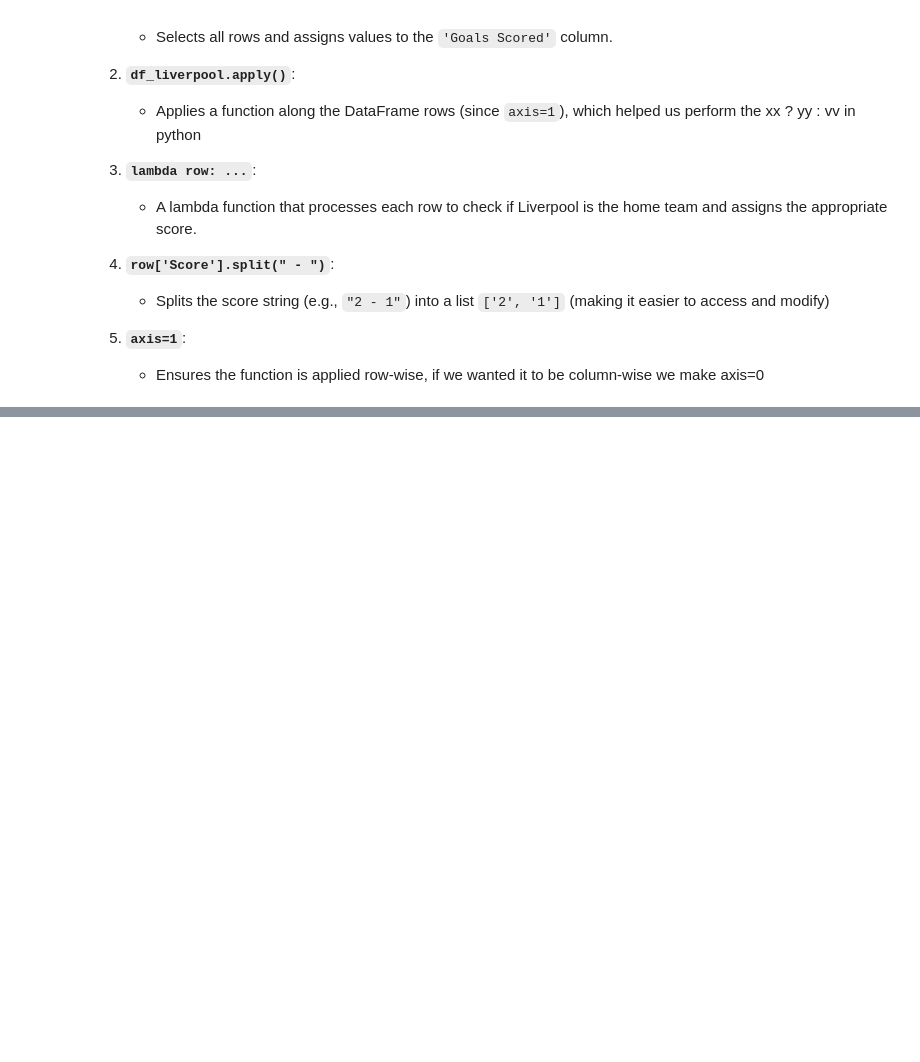
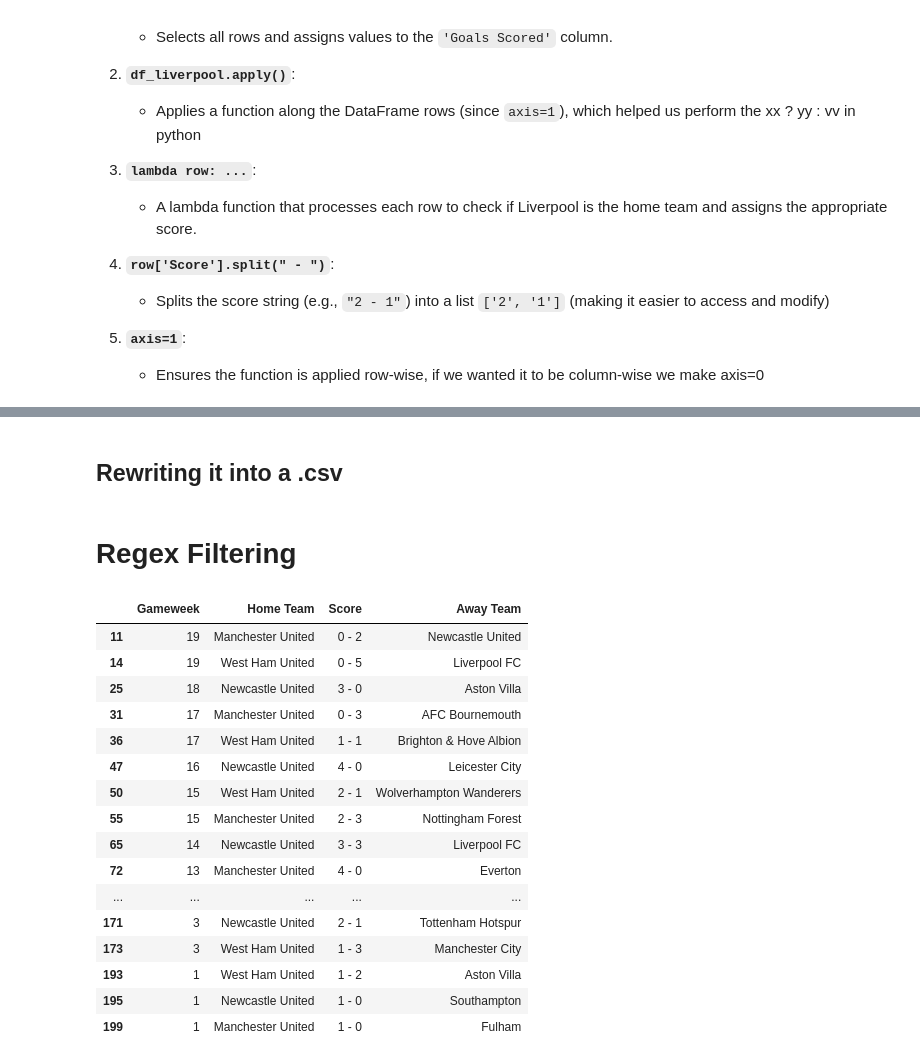
Before and after one commit to alyelaswad/PL-insights, a Jupyter notebook: guides/Pandas.ipynb, the cells around one changed output, grey strips where cells are left out. Cells and saved outputs as stored; diff of their text form; code cells hidden in the pictures; blank space fills up the shorter version.

```diff
--- a/guides/Pandas.ipynb
+++ b/guides/Pandas.ipynb
@@ -228,0 +234,2 @@ sum
+# %% [markdown]
+## Rewriting it into a .csv
@@ -228,0 +245,23 @@ sum
+# %% [markdown]
+# Regex Filtering
+# %%
+df.loc[df['Home Team'].str.contains('United')]
+# So now we filtered this into home games with teams with United in their names.
+# %% [output]
+|  | Gameweek | Home Team | Score | Away Team |
+| 11 | 19 | Manchester United | 0 - 2 | Newcastle United |
+| 14 | 19 | West Ham United | 0 - 5 | Liverpool FC |
+| 25 | 18 | Newcastle United | 3 - 0 | Aston Villa |
+| 31 | 17 | Manchester United | 0 - 3 | AFC Bournemouth |
+| 36 | 17 | West Ham United | 1 - 1 | Brighton & Hove Albion |
+| 47 | 16 | Newcastle United | 4 - 0 | Leicester City |
+| 50 | 15 | West Ham United | 2 - 1 | Wolverhampton Wanderers |
+| 55 | 15 | Manchester United | 2 - 3 | Nottingham Forest |
+| 65 | 14 | Newcastle United | 3 - 3 | Liverpool FC |
+| 72 | 13 | Manchester United | 4 - 0 | Everton |
+| ... | ... | ... | ... | ... |
+| 171 | 3 | Newcastle United | 2 - 1 | Tottenham Hotspur |
+| 173 | 3 | West Ham United | 1 - 3 | Manchester City |
+| 193 | 1 | West Ham United | 1 - 2 | Aston Villa |
+| 195 | 1 | Newcastle United | 1 - 0 | Southampton |
+| 199 | 1 | Manchester United | 1 - 0 | Fulham |
```
Also changed, not shown: parts of 9 cells of this notebook.
